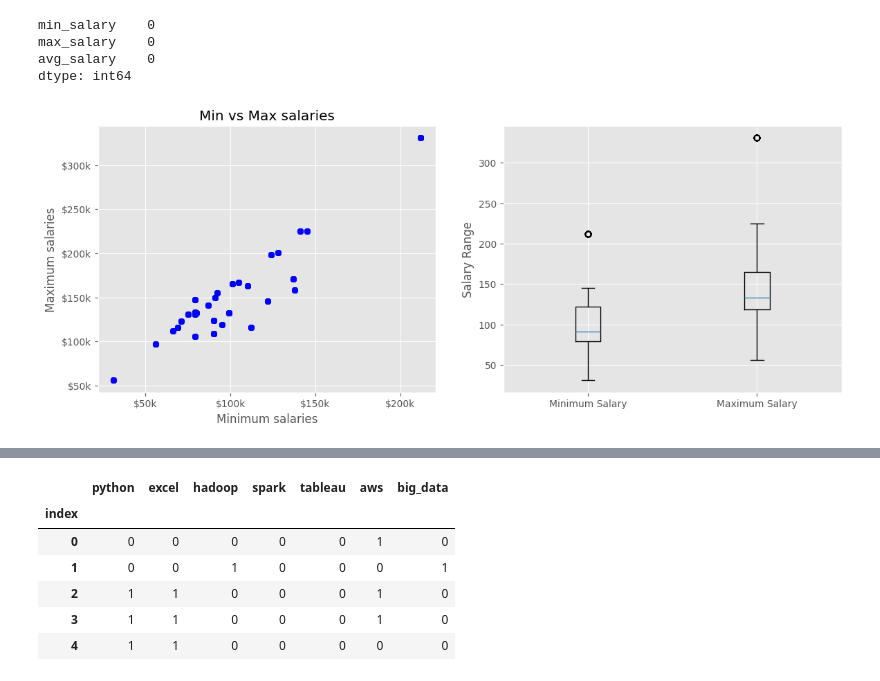
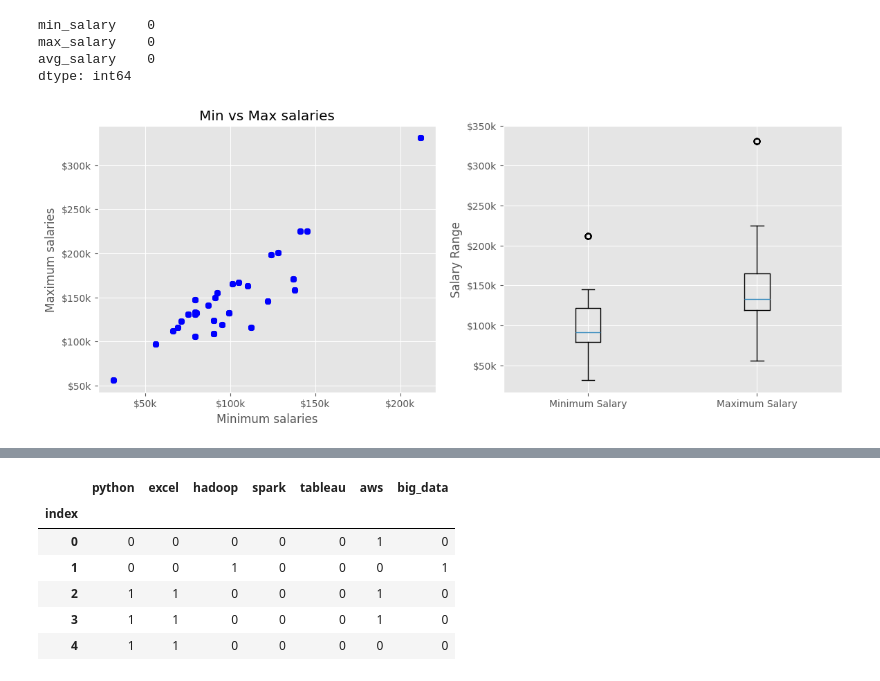
Before and after one commit to AngelX62/Data-Science-Job-Clean, a Jupyter notebook: Data_Science.ipynb, the cells around one changed output, grey strips where cells are left out. Saved outputs shown, nothing was run; the diff lists cells and outputs as text; code cells hidden in the pictures.

Commit message:
more visualization

```diff
--- a/Data_Science.ipynb
+++ b/Data_Science.ipynb
@@ -343,21 +343,22 @@ dtype: int64
 # %%
 # Plotting to see relationship:
 # Positive correlation between min and max salaries
 # Outliers are presented to show significantly higher values
 
 sal_ticks = list(range(50, 400, 50))
 plt.style.use('ggplot')
 fig, ax = plt.subplots(nrows=1, ncols=2, figsize=(10,5))
 #ax[0] = (projection="3d")
 ax[0].set_title('Min vs Max salaries')
 ax[0].set_xlabel('Minimum salaries')
 ax[0].set_ylabel('Maximum salaries')
 ax[0].set_yticks(sal_ticks, [f"${x}k" for x in sal_ticks])
 ax[0].set_xticks(sal_ticks, [f"${y}k" for y in sal_ticks])
 ax[0].scatter(df['min_salary'], df['max_salary'], c='b', alpha=0.5)
 
 ax[1].boxplot([df['min_salary'], df['max_salary']], labels=['Minimum Salary', 'Maximum Salary'])
 ax[1].set_ylabel('Salary Range')
+ax[1].set_yticks(sal_ticks, [f"${x}k" for x in sal_ticks])
 plt.subplots_adjust(right=1.2)
 # %% [output]
-[figure, old version]
+[figure, new version]
```
Also changed, not shown: parts of 4 cells of this notebook.
